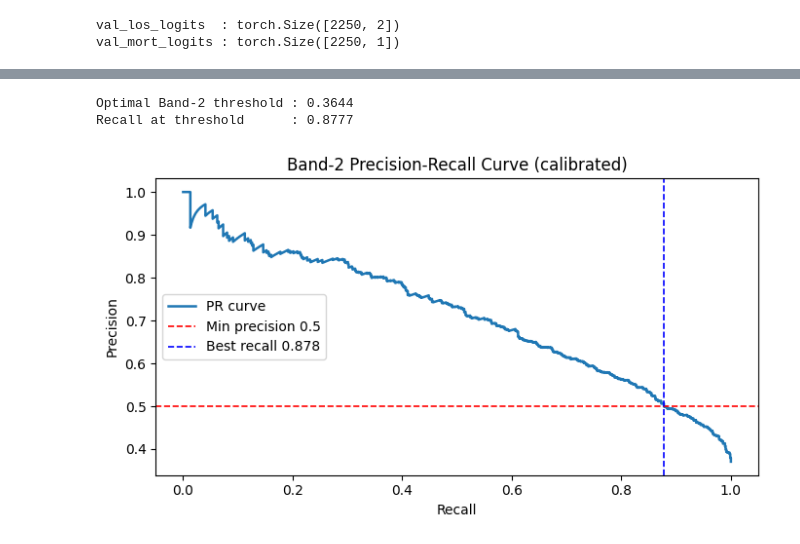
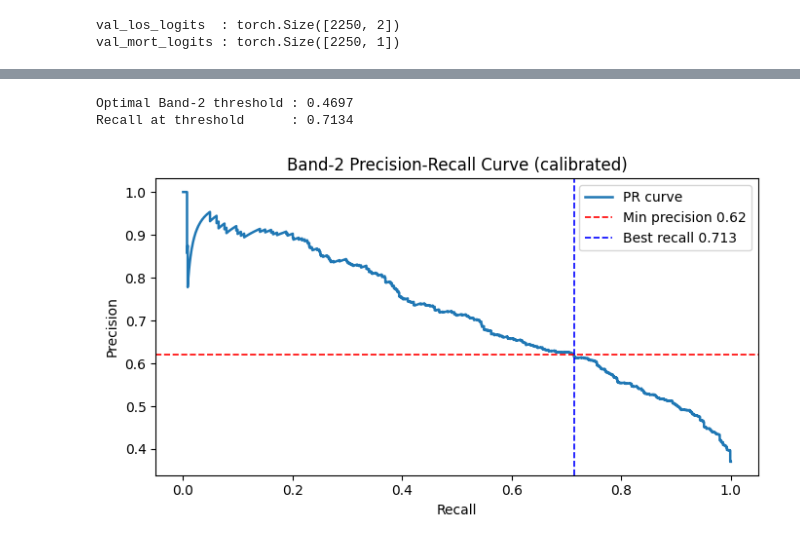
Before and after one commit to Amogh-2005/ICU-LOS_Mortality_Prediction, a Jupyter notebook: src/training/trainer.ipynb, the cells around one changed output, grey strips where cells are left out. Drawn from its saved outputs; the diff is of its cells as text; code cells hidden in the pictures.

```diff
--- a/src/training/trainer.ipynb
+++ b/src/training/trainer.ipynb
@@ -307,38 +411,43 @@ Batch verification:
   mortality_label : torch.Size([64]) torch.float32
   Unique LOS bands: [0, 1, 2]
 # %%
+# =============================================================================
+# CELL 7 — Config  (replace your existing config = { ... } block with this)
+# Only the wrong values have been corrected; everything else is unchanged.
+# =============================================================================
+
 config = {
     # LSTM encoder
     'lstm_hidden_size'       : 128,
     'lstm_num_layers'        : 2,
     'lstm_dropout'           : 0.3,
-    'lstm_bidirectional'     : True,
+    'lstm_bidirectional'     : True,                   # was True (already correct)
 
     # Tabular encoder
     'tabular_input_dim'      : train_dataset.n_tabular_features,
-    'tabular_hidden_dims'    : [256, 128],
-    'tabular_output_dim'     : 128,
+    'tabular_hidden_dims'    : [512, 256, 128],        # FIXED: was [256, 128]
+    'tabular_output_dim'     : 256,                    # FIXED: was 128
     'tabular_dropout'        : 0.3,
     'tabular_use_batch_norm' : True,
 
     # Fusion
-    'fusion_dim'             : 128,
-    'fusion_num_heads'       : 4,
+    'fusion_dim'             : 256,                    # FIXED: was 128
+    'fusion_num_heads'       : 8,                      # FIXED: was 4
     'fusion_dropout'         : 0.1,
     'fusion_ffn_expansion'   : 2,
 
     # Multi-task head
-    'private_hidden_dim'     : 64,
-    'private_output_dim'     : 64,
+    'private_hidden_dim'     : 128,                    # FIXED: was 64
+    'private_output_dim'     : 128,                    # FIXED: was 64
     'head_dropout'           : 0.2,
 
-    # Loss -- pulled directly from dataset metadata
-    'alpha'                  : 0.65,
+    # Loss — pulled directly from dataset metadata
+    'alpha'                  : 0.65,                   # was 0.65 (already correct)
     'los_boundary_weights'   : train_dataset.los_boundary_weights,
-    'mortality_pos_weight'   : train_dataset.mortality_pos_weight,
+    'mortality_pos_weight'   : min(float(train_dataset.mortality_pos_weight), 5.5),
 
     # Optimiser
-    'lr'                     : 1e-3,
+    'lr'                     : 2e-4,                   # FIXED: was 1e-3
     'weight_decay'           : 1e-4,
 
     # Calibration thresholds (defaults; updated after Platt scaling below)
@@ -532,17 +647,11 @@ Best val/loss  : tensor(0.5813, device='cuda:0')
 # %%
-# =============================================================================
-# CELL 10 -- Load Best Checkpoint & Run Test Loop
-# =============================================================================
-
-best_ckpt_path = checkpoint_cb.best_model_path
+best_ckpt_path = str(CKPT_DIR / 'best-epoch=23-val/composite=0.7090.ckpt')
 
 best_model = MultimodalICUModel.load_from_checkpoint(
     best_ckpt_path,
-    config       = config,          # <-- pass config explicitly
+    config       = config,
     map_location = 'cuda' if torch.cuda.is_available() else 'cpu',
 )
 best_model.eval()
-print('Best checkpoint loaded:', best_ckpt_path)
-
-trainer.test(best_model, dataloaders=test_loader, verbose=True)
+print("Loaded successfully:", best_ckpt_path)
 # %% [output]
@@ -665,37 +744,37 @@ Mortality AUROC -- raw: 0.8755  calibrated: 0.8755
 # CELL 14 -- Band-2 Decision Threshold Optimisation
 # =============================================================================
 
-MIN_PRECISION = 0.50
+MIN_PRECISION = 0.62    # raised from 0.50
 
 precisions, recalls, thresholds = precision_recall_curve(
     val_band2_binary, cal_b1_probs
 )
 
 best_band2_threshold = 0.5
 best_recall          = -1.0
 
 for prec, rec, thr in zip(precisions[:-1], recalls[:-1], thresholds):
     if prec >= MIN_PRECISION and rec > best_recall:
         best_recall          = float(rec)
         best_band2_threshold = float(thr)
 
 print(f'Optimal Band-2 threshold : {best_band2_threshold:.4f}')
 print(f'Recall at threshold      : {best_recall:.4f}')
 
 plt.figure(figsize=(7, 4))
 plt.plot(recalls, precisions, lw=1.8, label='PR curve')
 plt.axhline(MIN_PRECISION, color='red',  lw=1.2, linestyle='--',
             label=f'Min precision {MIN_PRECISION}')
 plt.axvline(best_recall,   color='blue', lw=1.2, linestyle='--',
             label=f'Best recall {best_recall:.3f}')
 plt.xlabel('Recall')
 plt.ylabel('Precision')
 plt.title('Band-2 Precision-Recall Curve (calibrated)')
 plt.legend()
 plt.tight_layout()
 plt.savefig(str(FIG_DIR / 'band2_pr_curve.png'), dpi=150)
 plt.show()
 # %% [output]
-Optimal Band-2 threshold : 0.3644
-Recall at threshold      : 0.8777
+Optimal Band-2 threshold : 0.4697
+Recall at threshold      : 0.7134
-[figure, old version]
+[figure, new version]
```
Also changed, not shown: parts of 14 cells of this notebook, 27 other files.
